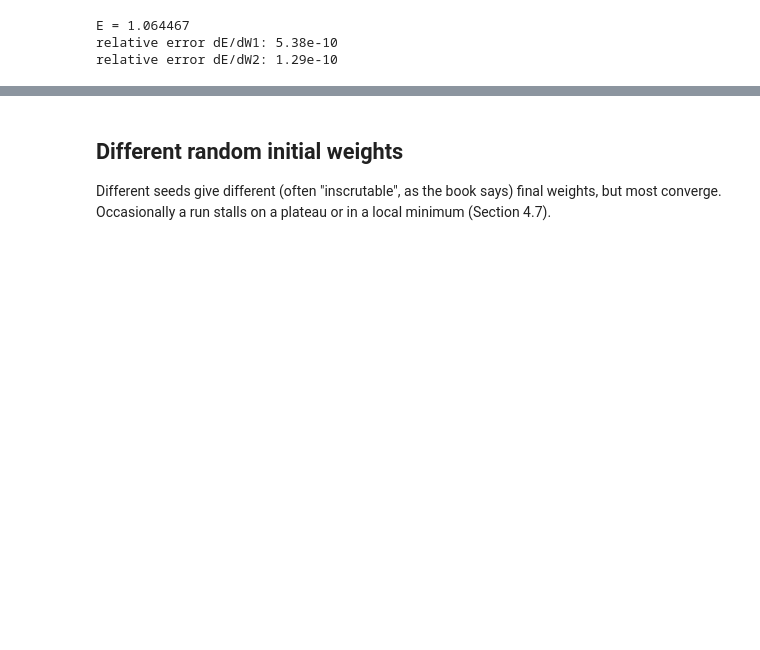
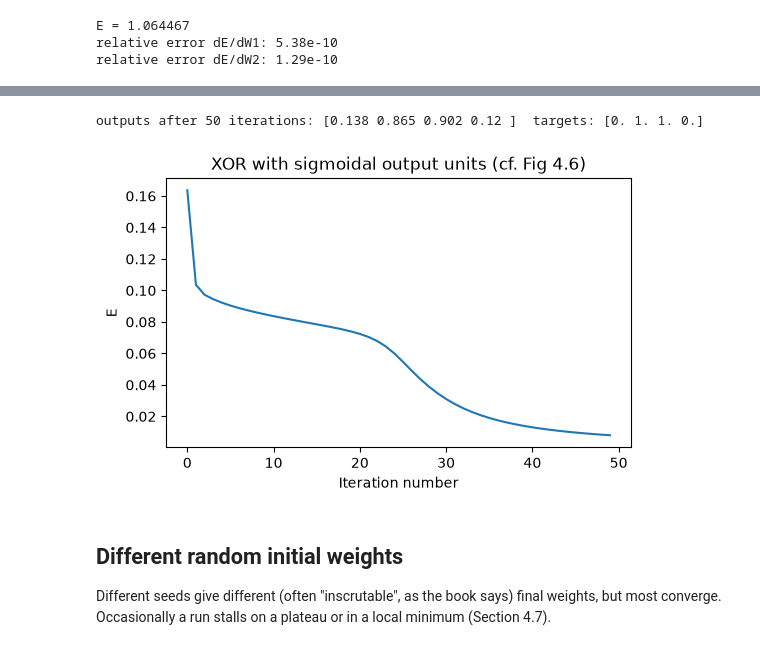
Before and after one commit to mengrenman/artificial_intelligence_engines, a Jupyter notebook: notebooks/04_backprop.ipynb, the cells around one changed output, grey strips where cells are left out. Saved outputs shown, nothing was run; the diff lists cells and outputs as text; code cells hidden in the pictures; blank space fills up the shorter version.

```diff
--- a/notebooks/04_backprop.ipynb
+++ b/notebooks/04_backprop.ipynb
@@ -112,3 +129,18 @@ relative error dE/dW2: 1.29e-10
+# %%
+from aie.data import xor_dataset_01
+X01, t01 = xor_dataset_01()
+T01 = t01[:, None]
+sig = BackpropNetwork(2, 2, 1, lr=20.0, seed=13, weight_scale=2.0, output="sigmoid")
+sig.fit(X01, T01, n_epochs=50)
+print("outputs after 50 iterations:", np.round(sig.predict(X01).ravel(), 3), " targets:", t01)
+fig, ax = plt.subplots(figsize=(6, 3.5))
+ax.plot(sig.history)
+ax.set_xlabel("Iteration number"); ax.set_ylabel("E")
+ax.set_title("XOR with sigmoidal output units (cf. Fig 4.6)")
+plt.show()
+# %% [output]
+outputs after 50 iterations: [0.138 0.865 0.902 0.12 ]  targets: [0. 1. 1. 0.]
+[figure, added]
 # %% [markdown]
 ## Different random initial weights
 
```
Also changed, not shown: parts of 3 cells of this notebook, 22 other files.
